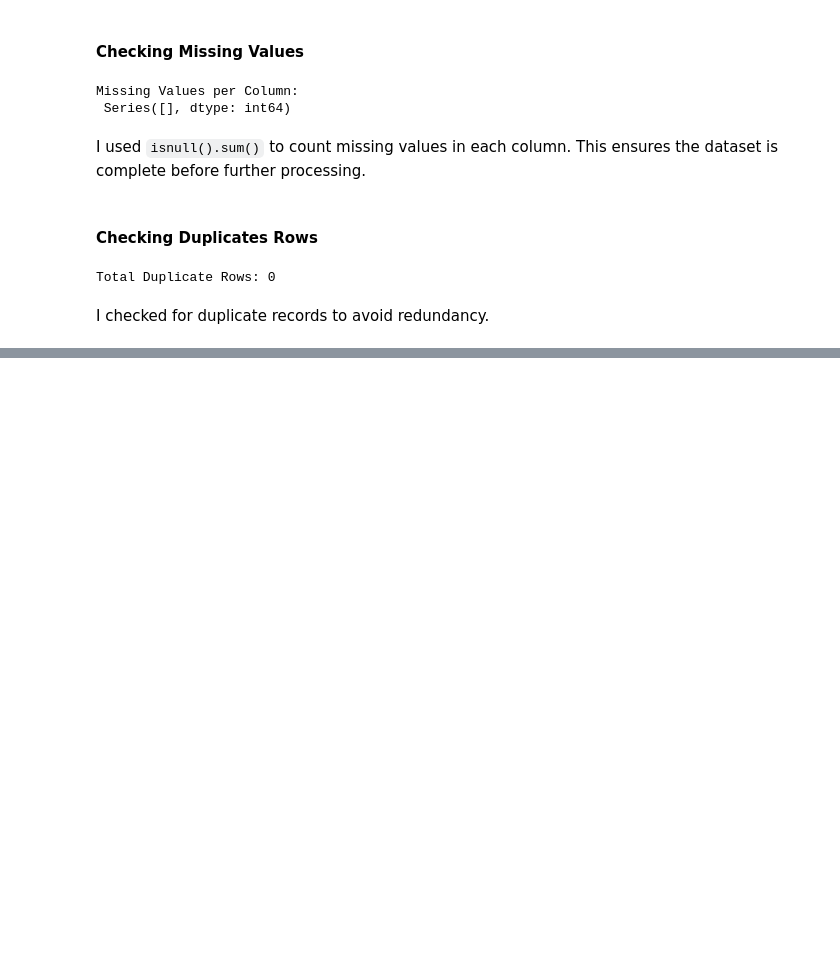
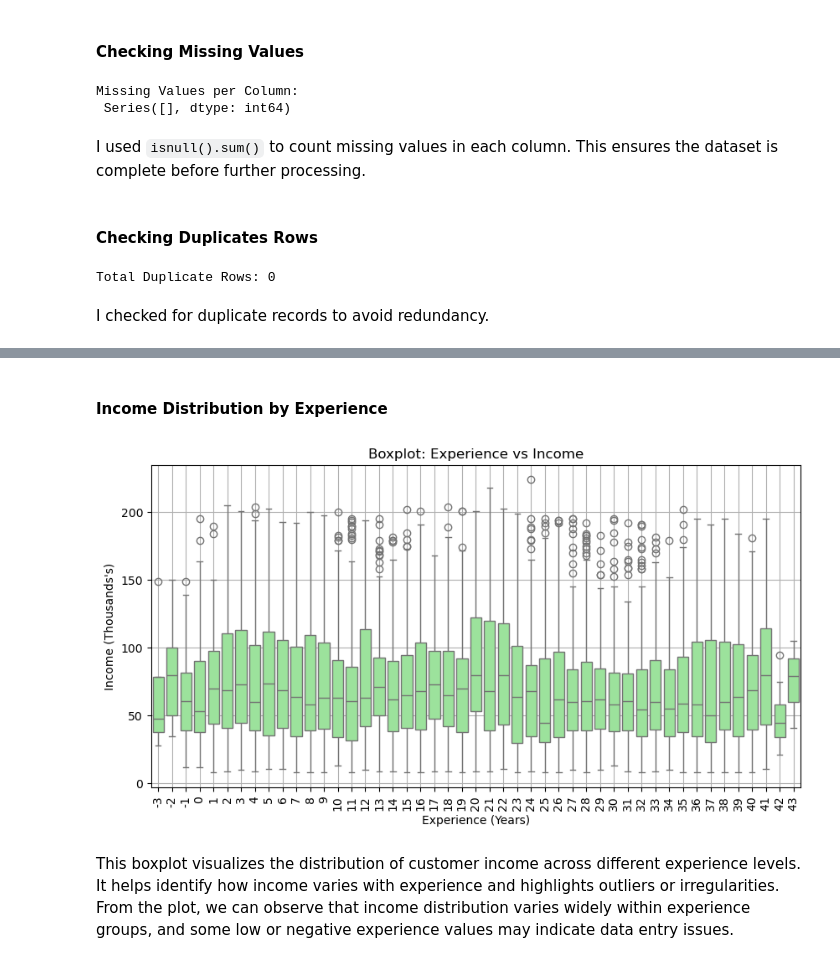
Before and after one commit to Ahmad-385/Income-prediction-Sentiment-analysis, a Jupyter notebook: ML-CA2.ipynb, the cells around one changed output, grey strips where cells are left out. Drawn from its saved outputs; the diff is of its cells as text; code cells hidden in the pictures; blank space fills up the shorter version.

```diff
--- a/ML-CA2.ipynb
+++ b/ML-CA2.ipynb
@@ -78,0 +141,27 @@ I checked for duplicate records to avoid redundancy.
+# %% [markdown]
+#### Income Distribution by Experience
+# %%
+# Boxplot: Income distribution by Experience (Years)
+plt.figure(figsize=(10, 5))
+
+# Show boxplot
+sns.boxplot(x=df["Experience(Years)"], y=df["Income(Thousands's)"], color='lightgreen')
+
+# Title and labels
+plt.title("Boxplot: Experience vs Income")
+plt.xlabel("Experience (Years)")
+plt.ylabel("Income (Thousands's)")
+
+# Fix overlapping x-axis labels
+plt.xticks(rotation=90)
+
+# Add grid for readability
+plt.grid(True)
+
+# Show plot
+plt.show()
+# %% [output]
+[figure, added]
+# %% [markdown]
+This boxplot visualizes the distribution of customer income across different experience levels. It helps identify how income varies with experience and highlights outliers or irregularities.
+From the plot, we can observe that income distribution varies widely within experience groups, and some low or negative experience values may indicate data entry issues.
```
Also changed, not shown: parts of 16 cells of this notebook.
